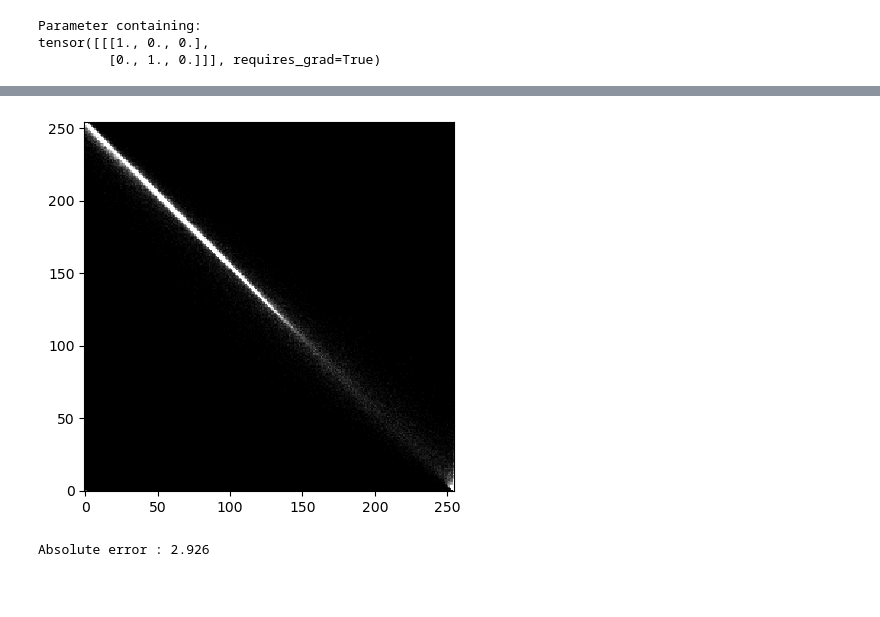
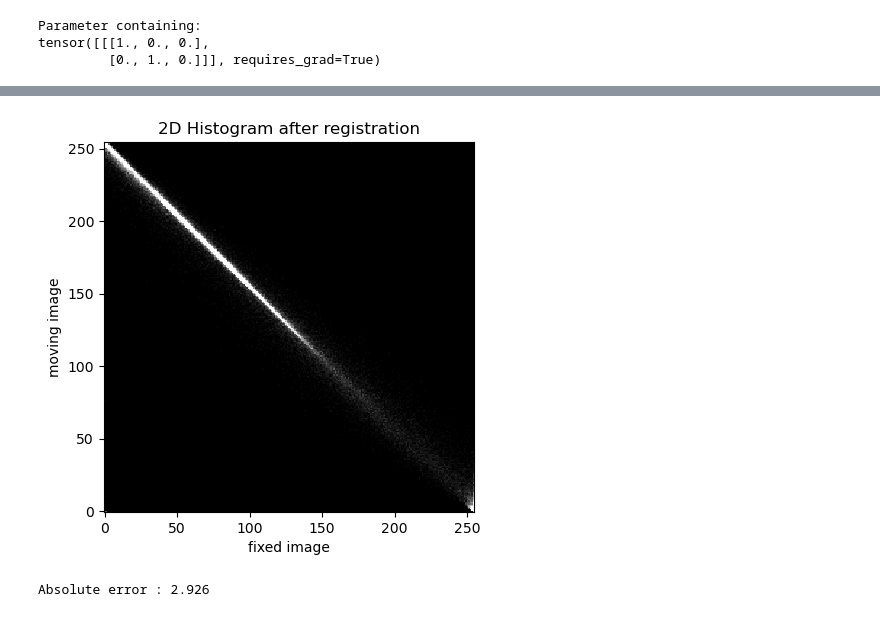
Before and after one commit to simonqueric/image_registration, a Jupyter notebook: registration_in_torch.ipynb, the cells around one changed output, grey strips where cells are left out. Cells and saved outputs as stored; diff of their text form; code cells hidden in the pictures; blank space fills up the shorter version.

```diff
--- a/registration_in_torch.ipynb
+++ b/registration_in_torch.ipynb
@@ -185,13 +185,16 @@ plt.show()
 # %%
 x = img.ravel()
 y = pred.detach().ravel()
 # plt.plot(x, y, ls="", marker="o", alpha=0.1)
 # plt.show()
 hist, xedges, yedges = np.histogram2d(x, y, bins=255)
 plt.imshow(hist.T, cmap="gray", origin='lower', interpolation='nearest', vmin=0, vmax=50)
+plt.title("2D Histogram after registration")
+plt.xlabel("fixed image")
+plt.ylabel("moving image")
 plt.show()
 # %% [output]
-[figure, old version]
+[figure, new version]
 # %%
 print("Absolute error : {:.3f}".format(float(torch.abs(img-pred.detach()).mean() / torch.abs(img).mean())))
 # %% [output]
```
Also changed, not shown: parts of 7 cells of this notebook.
